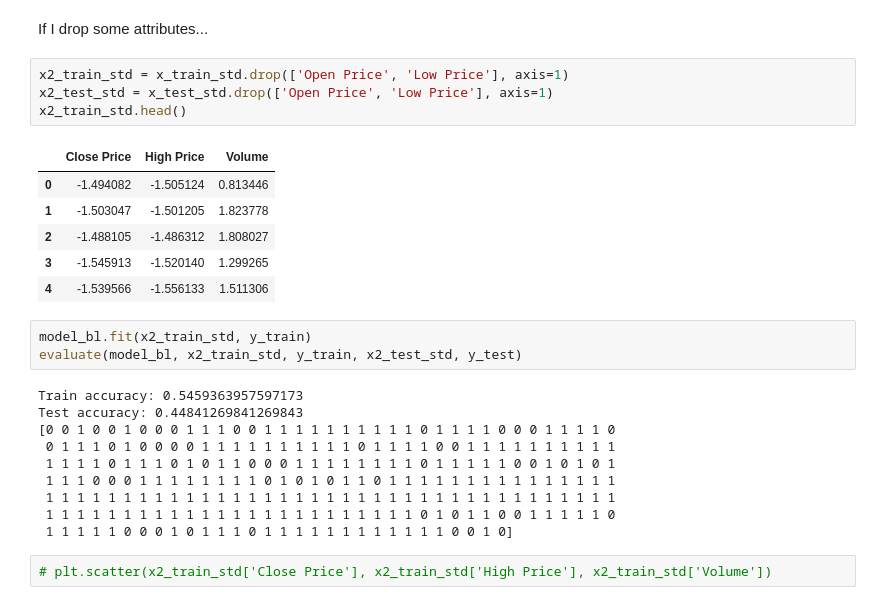
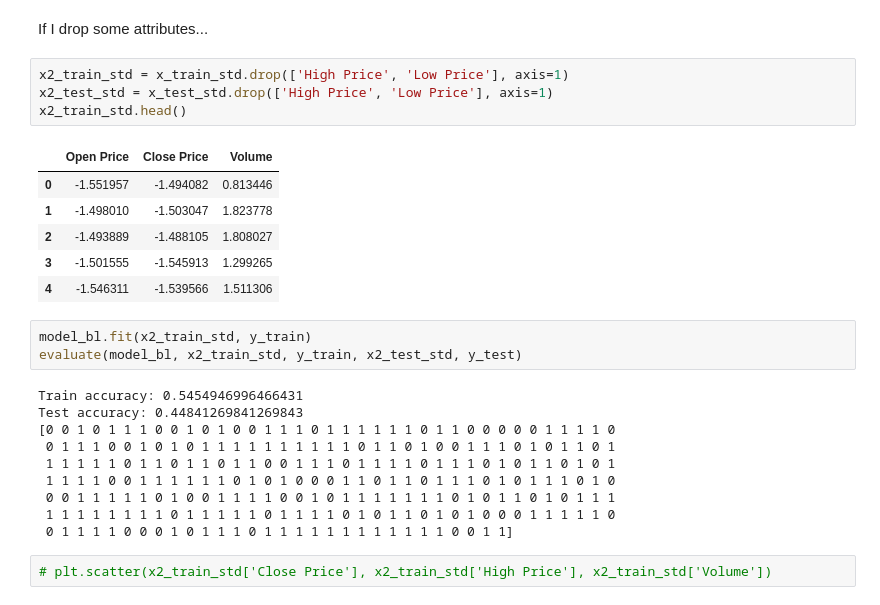
Before and after one commit to kevin110604/FDA_regression_svm_nn, a Jupyter notebook: FDA_hw3.ipynb, the cells around one changed output. Saved outputs shown, nothing was run; the diff lists cells and outputs as text.

```diff
--- a/FDA_hw3.ipynb
+++ b/FDA_hw3.ipynb
@@ -116,29 +124,29 @@ Test accuracy: 0.4523809523809524
 # %% [markdown]
 If I drop some attributes...
 # %%
-x2_train_std = x_train_std.drop(['Open Price', 'Low Price'], axis=1)
-x2_test_std = x_test_std.drop(['Open Price', 'Low Price'], axis=1)
+x2_train_std = x_train_std.drop(['High Price', 'Low Price'], axis=1)
+x2_test_std = x_test_std.drop(['High Price', 'Low Price'], axis=1)
 x2_train_std.head()
 # %% [output]
-|  | Close Price | High Price | Volume |
-| 0 | -1.494082 | -1.505124 | 0.813446 |
-| 1 | -1.503047 | -1.501205 | 1.823778 |
-| 2 | -1.488105 | -1.486312 | 1.808027 |
-| 3 | -1.545913 | -1.520140 | 1.299265 |
-| 4 | -1.539566 | -1.556133 | 1.511306 |
+|  | Open Price | Close Price | Volume |
+| 0 | -1.551957 | -1.494082 | 0.813446 |
+| 1 | -1.498010 | -1.503047 | 1.823778 |
+| 2 | -1.493889 | -1.488105 | 1.808027 |
+| 3 | -1.501555 | -1.545913 | 1.299265 |
+| 4 | -1.546311 | -1.539566 | 1.511306 |
 # %%
 model_bl.fit(x2_train_std, y_train)
 evaluate(model_bl, x2_train_std, y_train, x2_test_std, y_test)
 # %% [output]
-Train accuracy: 0.5459363957597173
+Train accuracy: 0.5454946996466431
 Test accuracy: 0.44841269841269843
-[0 0 1 0 0 1 0 0 0 1 1 1 0 0 1 1 1 1 1 1 1 1 1 1 0 1 1 1 1 0 0 0 1 1 1 1 0
- 0 1 1 1 0 1 0 0 0 0 1 1 1 1 1 1 1 1 1 1 0 1 1 1 1 0 0 1 1 1 1 1 1 1 1 1 1
- 1 1 1 1 0 1 1 1 0 1 0 1 1 0 0 0 1 1 1 1 1 1 1 1 0 1 1 1 1 1 0 0 1 0 1 0 1
- 1 1 1 0 0 0 1 1 1 1 1 1 1 1 0 1 0 1 0 1 1 0 1 1 1 1 1 1 1 1 1 1 1 1 1 1 1
- 1 1 1 1 1 1 1 1 1 1 1 1 1 1 1 1 1 1 1 1 1 1 1 1 1 1 1 1 1 1 1 1 1 1 1 1 1
- 1 1 1 1 1 1 1 1 1 1 1 1 1 1 1 1 1 1 1 1 1 1 1 1 0 1 0 1 1 0 0 1 1 1 1 1 0
- 1 1 1 1 1 0 0 0 1 0 1 1 1 0 1 1 1 1 1 1 1 1 1 1 1 1 0 0 1 0]
+[0 0 1 0 1 1 1 0 0 1 0 1 0 0 1 1 1 0 1 1 1 1 1 1 0 1 1 0 0 0 0 0 1 1 1 1 0
+ 0 1 1 1 0 0 1 0 1 0 1 1 1 1 1 1 1 1 1 1 0 1 1 0 1 0 0 1 1 1 0 1 0 1 1 0 1
+ 1 1 1 1 1 0 1 1 0 1 1 0 1 1 0 0 1 1 1 0 1 1 1 1 0 1 1 1 0 1 0 1 1 0 1 0 1
+ 1 1 1 1 0 0 1 1 1 1 1 1 0 1 0 1 0 0 0 1 1 0 1 1 0 1 1 1 0 1 0 1 1 1 0 1 0
+ 0 0 1 1 1 1 1 0 1 0 0 1 1 1 1 0 0 1 0 1 1 1 1 1 1 1 0 1 0 1 1 0 1 0 1 1 1
+ 1 1 1 1 1 1 1 1 0 1 1 1 1 1 0 1 1 1 1 0 1 0 1 1 0 1 0 1 0 0 0 1 1 1 1 1 0
+ 0 1 1 1 1 0 0 0 1 0 1 1 1 0 1 1 1 1 1 1 1 1 1 1 1 1 0 0 1 1]
 # %%
 # plt.scatter(x2_train_std['Close Price'], x2_train_std['High Price'], x2_train_std['Volume'])
 # %%
```
Also changed, not shown: parts of 17 cells of this notebook.
